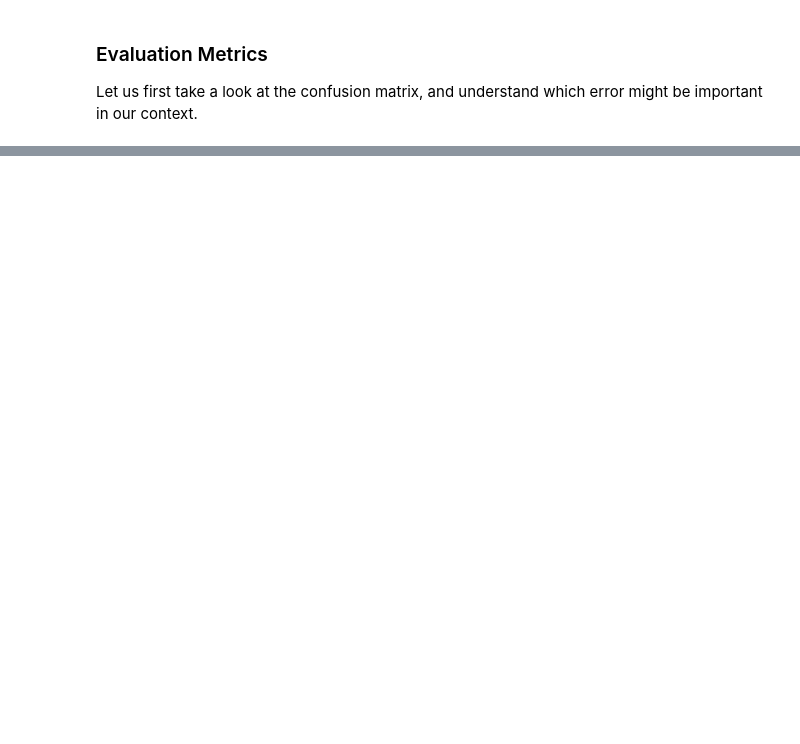
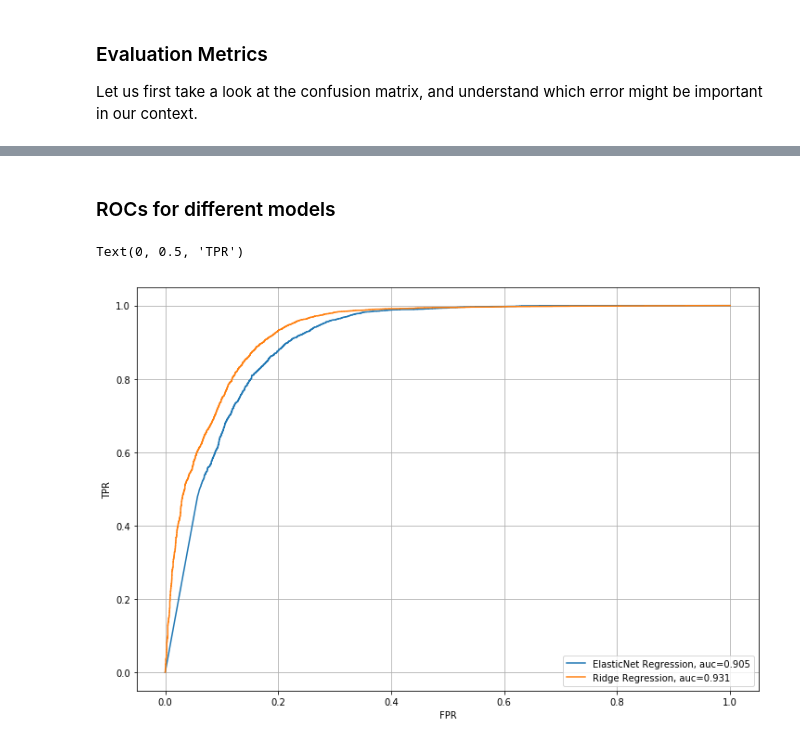
Before and after one commit to AdiVarma27/DirectMarketingPrediction, a Jupyter notebook: DirectMarketingPrediction.ipynb, the cells around one changed output, grey strips where cells are left out. Saved outputs shown, nothing was run; the diff lists cells and outputs as text; code cells hidden in the pictures; blank space fills up the shorter version.

```diff
--- a/DirectMarketingPrediction.ipynb
+++ b/DirectMarketingPrediction.ipynb
@@ -770,0 +840,25 @@ Let us first take a look at the confusion matrix, and understand which error mig
+# %% [markdown]
+### ROCs for different models
+# %%
+from sklearn import metrics
+plt.figure(figsize=(12,8))
+
+y_pred_proba = sgd_clf.predict_proba(X)[::,1]
+fpr, tpr, _ = metrics.roc_curve(y,  y_pred_proba)
+auc = metrics.roc_auc_score(y, y_pred_proba)
+plt.plot(fpr,tpr,label="ElasticNet Regression, auc="+str(np.round(auc,3)))
+plt.legend()
+
+
+y_pred_proba = lr_ridge.decision_function(X)
+fpr, tpr, _ = metrics.roc_curve(y,  y_pred_proba)
+auc = metrics.roc_auc_score(y, y_pred_proba)
+plt.plot(fpr,tpr,label="Ridge Regression, auc="+str(np.round(auc,3)))
+plt.legend()
+
+plt.grid()
+plt.xlabel('FPR')
+plt.ylabel('TPR')
+# %% [output]
+Text(0, 0.5, 'TPR')
+[figure, added]
```
Also changed, not shown: parts of 19 cells of this notebook.
